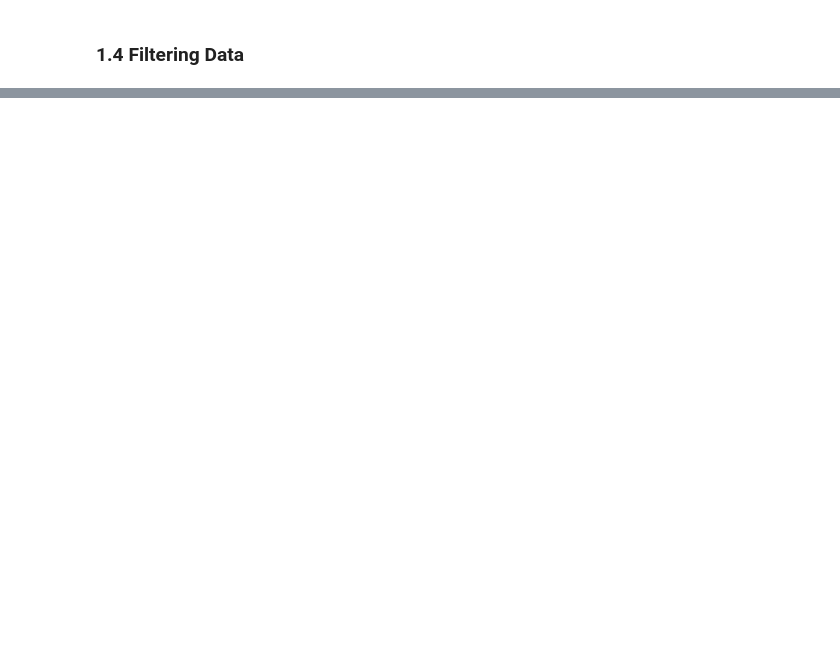
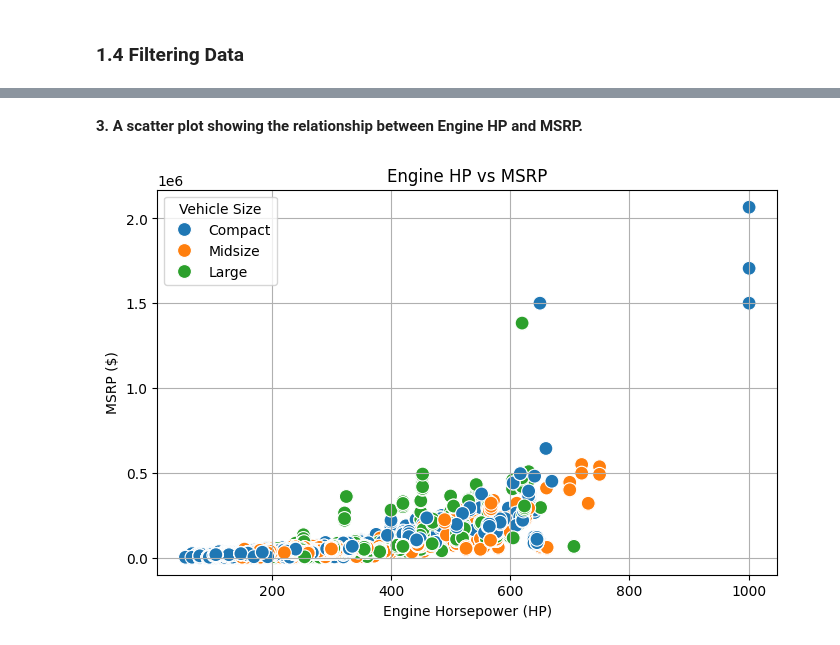
Before and after one commit to prathikshaghasari/automotive-eda-python, a Jupyter notebook: Project_Car_Dataset_Analysis.ipynb, the cells around one changed output, grey strips where cells are left out. Cells and saved outputs as stored; diff of their text form; code cells hidden in the pictures; blank space fills up the shorter version.

```diff
--- a/Project_Car_Dataset_Analysis.ipynb
+++ b/Project_Car_Dataset_Analysis.ipynb
@@ -239,0 +498,13 @@ dtype: object
+# %% [markdown]
+**3. A scatter plot showing the relationship between Engine HP and MSRP.**
+# %%
+# Create a scatter plot of Engine HP vs MSRP
+plt.figure(figsize=(8, 5))
+sns.scatterplot(data=df_car_filtered, x='Engine HP', y='MSRP', hue='Vehicle Size', marker='o', s=100)
+plt.title('Engine HP vs MSRP')
+plt.xlabel('Engine Horsepower (HP)')
+plt.ylabel('MSRP ($)')
+plt.grid(True)
+plt.show()
+# %% [output]
+[figure, added]
```
Also changed, not shown: parts of 66 cells of this notebook.
